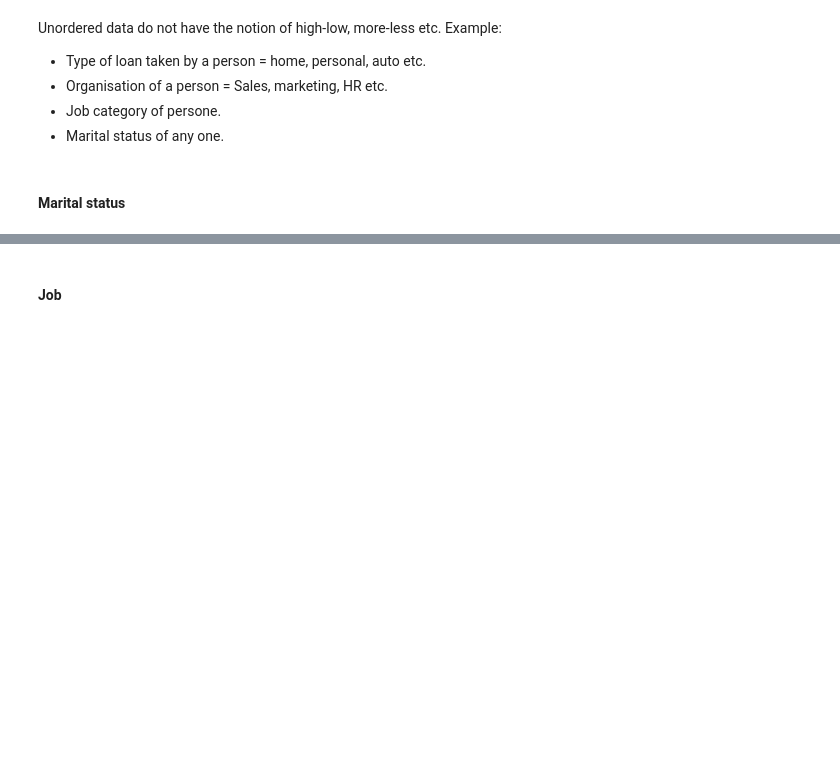
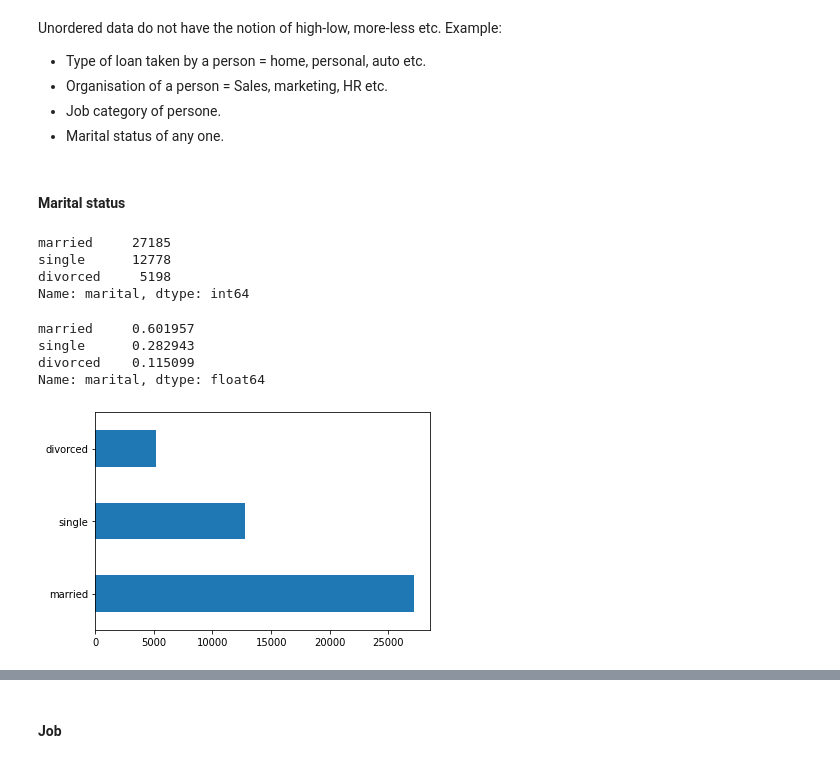
Before and after one commit to datagrad/EDA-of-Bank-Telemarketing-Campaign, a Jupyter notebook: Bank_TeleMarketing_Campaign_EDA.ipynb, the cells around one changed output, grey strips where cells are left out. Cells and saved outputs as stored; diff of their text form; code cells hidden in the pictures; blank space fills up the shorter version.

```diff
--- a/Bank_TeleMarketing_Campaign_EDA.ipynb
+++ b/Bank_TeleMarketing_Campaign_EDA.ipynb
@@ -742,7 +797,24 @@ Unordered data do not have the notion of high-low, more-less etc. Example:
 - Marital status of any one.
 # %% [markdown]
 #### Marital status
+# %%
+df.marital.value_counts()
+# %% [output]
+married     27185
+single      12778
+divorced     5198
+Name: marital, dtype: int64
 # %%
 #calculate the percentage of each marital status category.
+df.marital.value_counts(normalize=True)
+# %% [output]
+married     0.601957
+single      0.282943
+divorced    0.115099
+Name: marital, dtype: float64
 # %%
 #plot the bar graph of percentage marital status categories
+df.marital.value_counts().plot.barh()
+plt.show()
+# %% [output]
+[figure, added]
```
Also changed, not shown: parts of 22 cells of this notebook.
